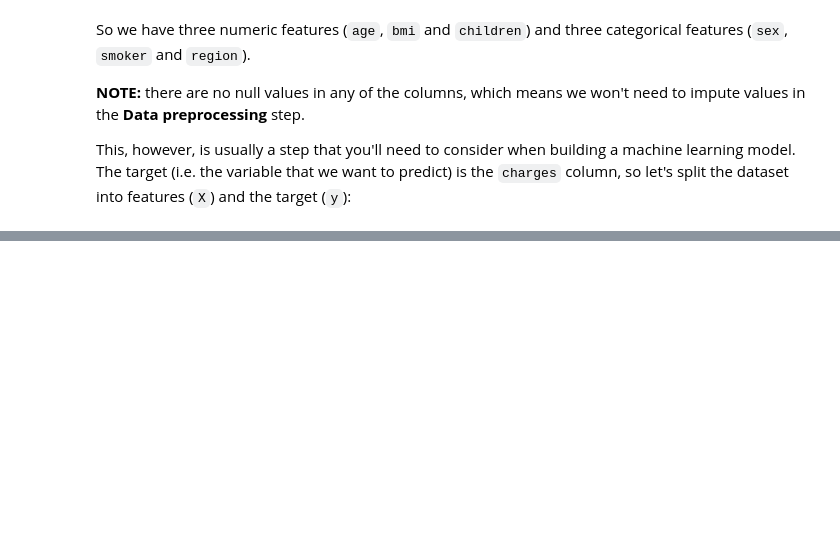
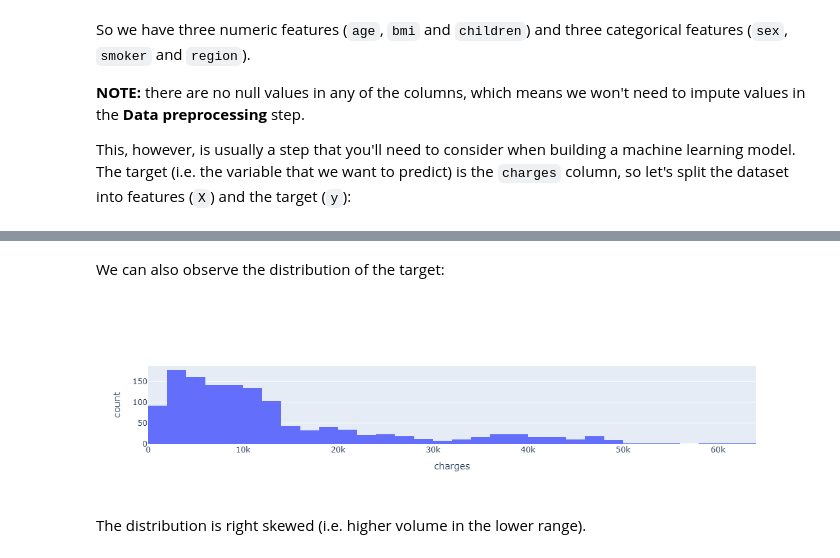
Before and after one commit to Saaeb/insurance_project, a Jupyter notebook: Insurance_Pricing_Forecast .ipynb, the cells around one changed output, grey strips where cells are left out. Saved outputs shown, nothing was run; the diff lists cells and outputs as text; code cells hidden in the pictures; blank space fills up the shorter version.

```diff
--- a/Insurance_Pricing_Forecast .ipynb
+++ b/Insurance_Pricing_Forecast .ipynb
@@ -81,0 +131,8 @@ y=data[target]
+# %% [markdown]
+We can also observe the distribution of the target:
+# %%
+plot_histograms(pd.DataFrame(y), height=300)
+# %% [output]
+[figure, added]
+# %% [markdown]
+The distribution is right skewed (i.e. higher volume in the lower range).
```
Also changed, not shown: parts of 30 cells of this notebook.
